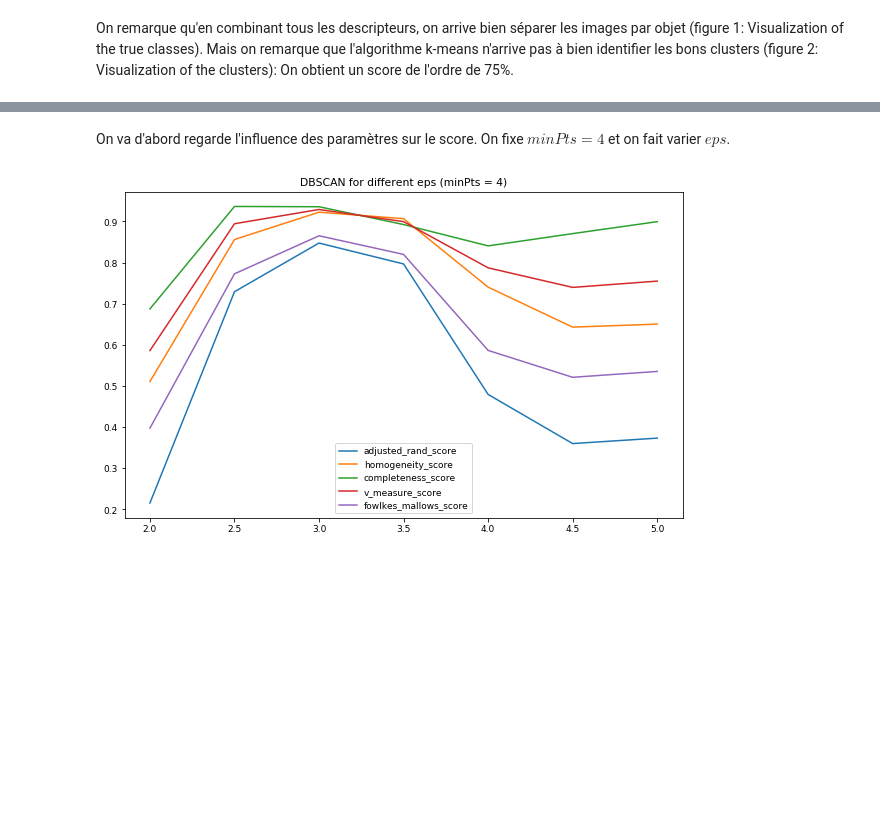
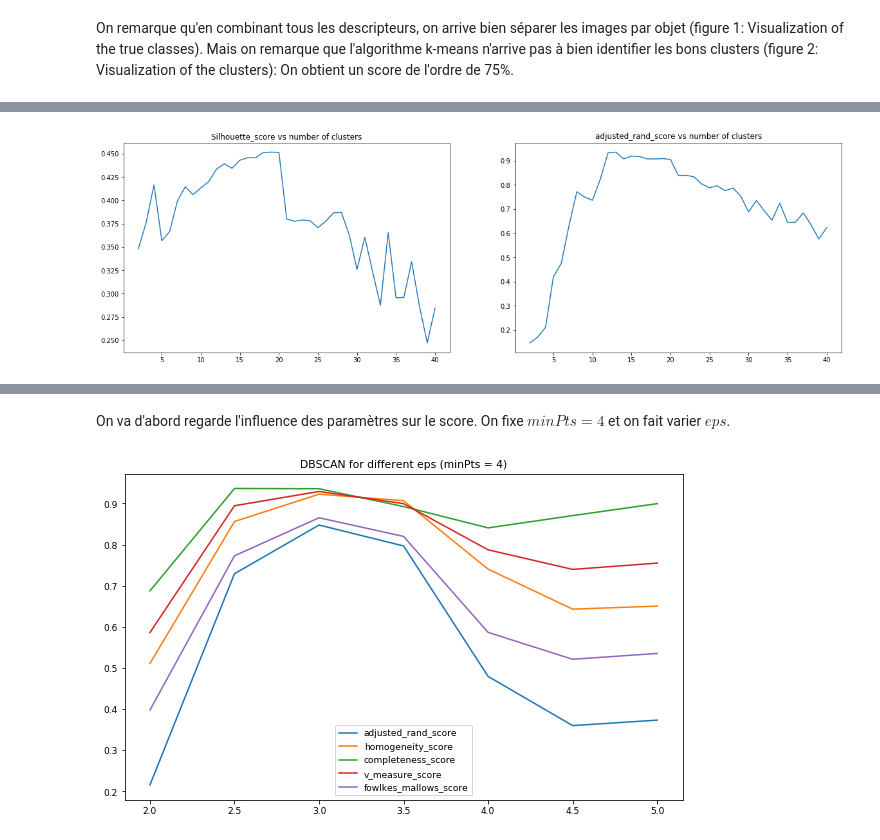
Before and after one commit to FirasAzzouz/Projet-S8, a Jupyter notebook: Clustering_et_résultats_2.ipynb, the cells around one changed output, grey strips where cells are left out. Cells and saved outputs as stored; diff of their text form; code cells hidden in the pictures; blank space fills up the shorter version.

```diff
--- a/Clustering_et_résultats_2.ipynb
+++ b/Clustering_et_résultats_2.ipynb
@@ -133,0 +141,28 @@ On remarque qu'en combinant tous les descripteurs, on arrive bien séparer les i
+# %%
+from KMeans_Clustering import kmeans_clustering_sklearn
+
+X=np.load("feature_matrix_1.npy")
+classes_true=X[:,-1]
+X=X[:,:-1]
+# ********************Clustering************************
+adjusted_rand_score = []
+silhouette_score_list = []
+n_clusters_max = 40
+n_clusters_list = np.arange(n_clusters_max-1)+2
+
+for k in n_clusters_list:
+    classes, inertia = kmeans_clustering_sklearn(X, k)
+
+    adjusted_rand_score.append(metrics.adjusted_rand_score(classes_true,classes))
+    silhouette_score_list.append(metrics.silhouette_score(X,classes))
+
+plt.figure(figsize=(20,6))
+ax1 = plt.subplot(1,2,1)
+ax1.plot(n_clusters_list, silhouette_score_list)
+ax1.set_title("Silhouette_score vs number of clusters")
+ax2 = plt.subplot(1,2,2)
+ax2.plot(n_clusters_list, adjusted_rand_score)
+ax2.set_title("adjusted_rand_score vs number of clusters")
+plt.show()
+# %% [output]
+[figure, added]
```
Also changed, not shown: parts of 16 cells of this notebook, 1 other file.
